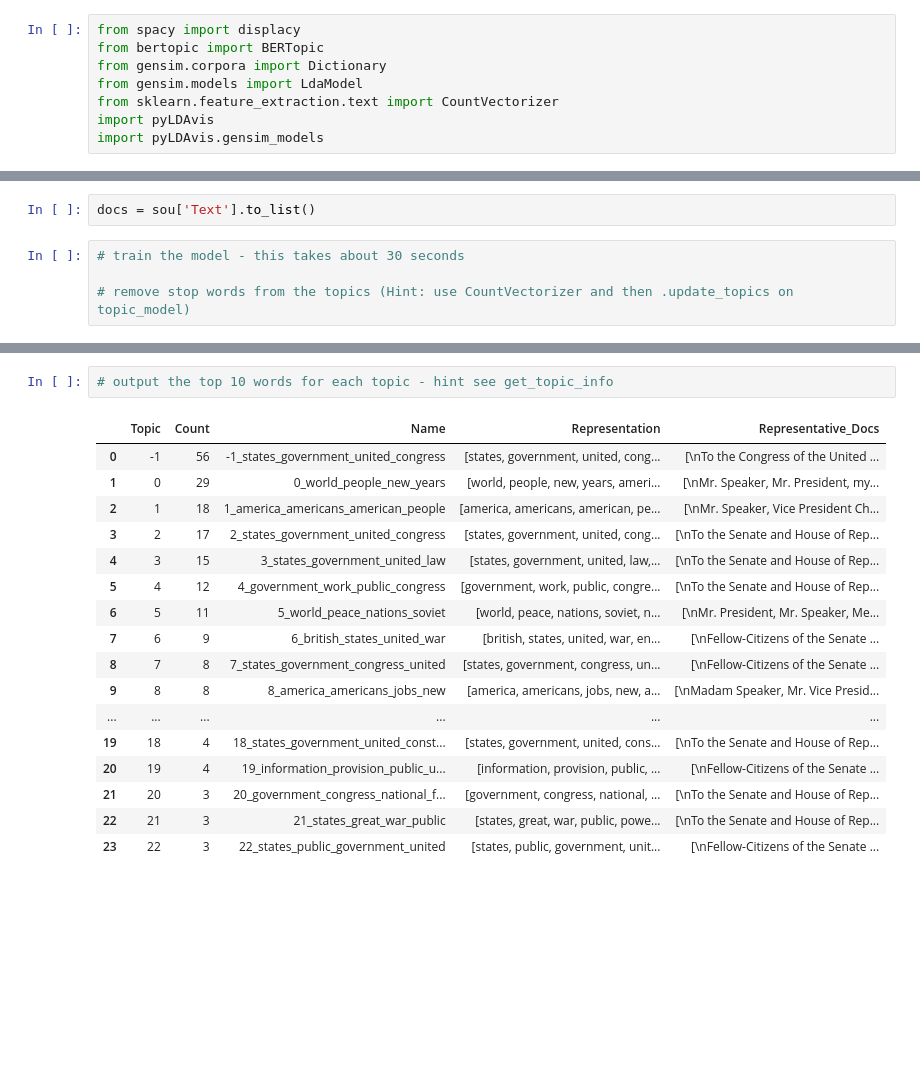
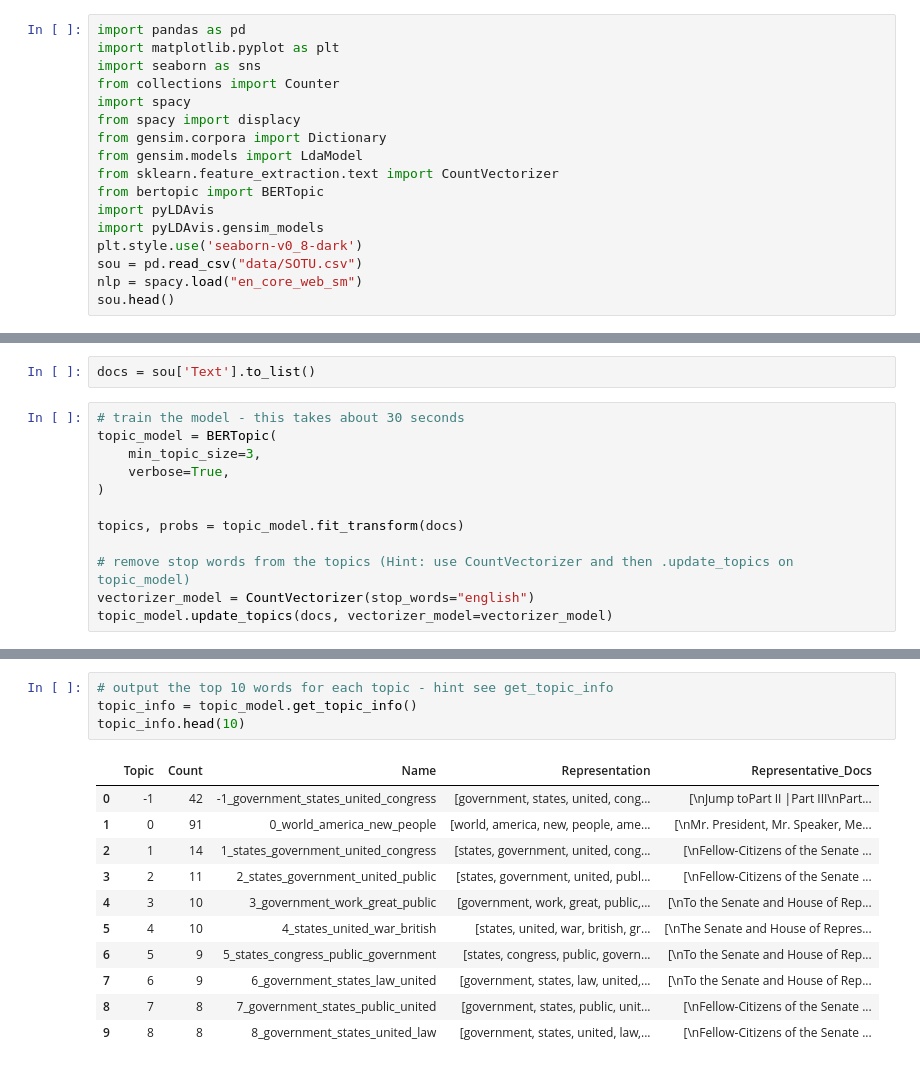
Before and after one commit to UCB-stat-159-f25/proj02-group16, a Jupyter notebook: nlp-P03.ipynb, the cells around one changed output, grey strips where cells are left out. Saved outputs shown, nothing was run; the diff lists cells and outputs as text; blank space fills up the shorter version.

```diff
--- a/nlp-P03.ipynb
+++ b/nlp-P03.ipynb
@@ -392,13 +10,22 @@ pd.DataFrame({"Word": word_list, "IDF Score": idf_score, "TF-IDF Score": tf_idf}
     - https://maartengr.github.io/BERTopic/getting_started/visualization/visualize_documents.html#visualize-documents-with-plotly
     - https://maartengr.github.io/BERTopic/getting_started/visualization/visualize_topics.html
 # %%
+import pandas as pd
+import matplotlib.pyplot as plt
+import seaborn as sns
+from collections import Counter
+import spacy
 from spacy import displacy
-from bertopic import BERTopic
 from gensim.corpora import Dictionary
 from gensim.models import LdaModel
 from sklearn.feature_extraction.text import CountVectorizer
+from bertopic import BERTopic
 import pyLDAvis
 import pyLDAvis.gensim_models
+plt.style.use('seaborn-v0_8-dark')
+sou = pd.read_csv("data/SOTU.csv")
+nlp = spacy.load("en_core_web_sm")
+sou.head()
 # %% [markdown]
 ### LDA
 
@@ -460,6 +146,14 @@ pyLDAvis.enable_notebook()
 docs = sou['Text'].to_list()
 # %%
 # train the model - this takes about 30 seconds
+topic_model = BERTopic(
+    min_topic_size=3,
+    verbose=True,
+)
+
+topics, probs = topic_model.fit_transform(docs)
 
 # remove stop words from the topics (Hint: use CountVectorizer and then .update_topics on topic_model)
+vectorizer_model = CountVectorizer(stop_words="english")
+topic_model.update_topics(docs, vectorizer_model=vectorizer_model)
 # %% [output]
@@ -474,23 +168,19 @@ docs = sou['Text'].to_list()
 # %%
 # output the top 10 words for each topic - hint see get_topic_info
+topic_info = topic_model.get_topic_info()
+topic_info.head(10)
 # %% [output]
 |  | Topic | Count | Name | Representation | Representative_Docs |
-| 0 | -1 | 56 | -1_states_government_united_congress | [states, government, united, cong... | [\nTo the Congress of the United ... |
-| 1 | 0 | 29 | 0_world_people_new_years | [world, people, new, years, ameri... | [\nMr. Speaker, Mr. President, my... |
-| 2 | 1 | 18 | 1_america_americans_american_people | [america, americans, american, pe... | [\nMr. Speaker, Vice President Ch... |
-| 3 | 2 | 17 | 2_states_government_united_congress | [states, government, united, cong... | [\nTo the Senate and House of Rep... |
-| 4 | 3 | 15 | 3_states_government_united_law | [states, government, united, law,... | [\nTo the Senate and House of Rep... |
-| 5 | 4 | 12 | 4_government_work_public_congress | [government, work, public, congre... | [\nTo the Senate and House of Rep... |
-| 6 | 5 | 11 | 5_world_peace_nations_soviet | [world, peace, nations, soviet, n... | [\nMr. President, Mr. Speaker, Me... |
-| 7 | 6 | 9 | 6_british_states_united_war | [british, states, united, war, en... | [\nFellow-Citizens of the Senate ... |
-| 8 | 7 | 8 | 7_states_government_congress_united | [states, government, congress, un... | [\nFellow-Citizens of the Senate ... |
-| 9 | 8 | 8 | 8_america_americans_jobs_new | [america, americans, jobs, new, a... | [\nMadam Speaker, Mr. Vice Presid... |
-| ... | ... | ... | ... | ... | ... |
-| 19 | 18 | 4 | 18_states_government_united_const... | [states, government, united, cons... | [\nTo the Senate and House of Rep... |
-| 20 | 19 | 4 | 19_information_provision_public_u... | [information, provision, public, ... | [\nFellow-Citizens of the Senate ... |
-| 21 | 20 | 3 | 20_government_congress_national_f... | [government, congress, national, ... | [\nTo the Senate and House of Rep... |
-| 22 | 21 | 3 | 21_states_great_war_public | [states, great, war, public, powe... | [\nTo the Senate and House of Rep... |
-| 23 | 22 | 3 | 22_states_public_government_united | [states, public, government, unit... | [\nFellow-Citizens of the Senate ... |
+| 0 | -1 | 42 | -1_government_states_united_congress | [government, states, united, cong... | [\nJump toPart II |Part III\nPart... |
+| 1 | 0 | 91 | 0_world_america_new_people | [world, america, new, people, ame... | [\nMr. President, Mr. Speaker, Me... |
+| 2 | 1 | 14 | 1_states_government_united_congress | [states, government, united, cong... | [\nFellow-Citizens of the Senate ... |
+| 3 | 2 | 11 | 2_states_government_united_public | [states, government, united, publ... | [\nFellow-Citizens of the Senate ... |
+| 4 | 3 | 10 | 3_government_work_great_public | [government, work, great, public,... | [\nTo the Senate and House of Rep... |
+| 5 | 4 | 10 | 4_states_united_war_british | [states, united, war, british, gr... | [\nThe Senate and House of Repres... |
+| 6 | 5 | 9 | 5_states_congress_public_government | [states, congress, public, govern... | [\nTo the Senate and House of Rep... |
+| 7 | 6 | 9 | 6_government_states_law_united | [government, states, law, united,... | [\nTo the Senate and House of Rep... |
+| 8 | 7 | 8 | 7_government_states_public_united | [government, states, public, unit... | [\nFellow-Citizens of the Senate ... |
+| 9 | 8 | 8 | 8_government_states_united_law | [government, states, united, law,... | [\nFellow-Citizens of the Senate ... |
 # %%
 # output the topic distribution for the first speech
 # hint: check out approximate_distribution() and visualize_distribution()
```
Also changed, not shown: parts of 63 cells of this notebook.
